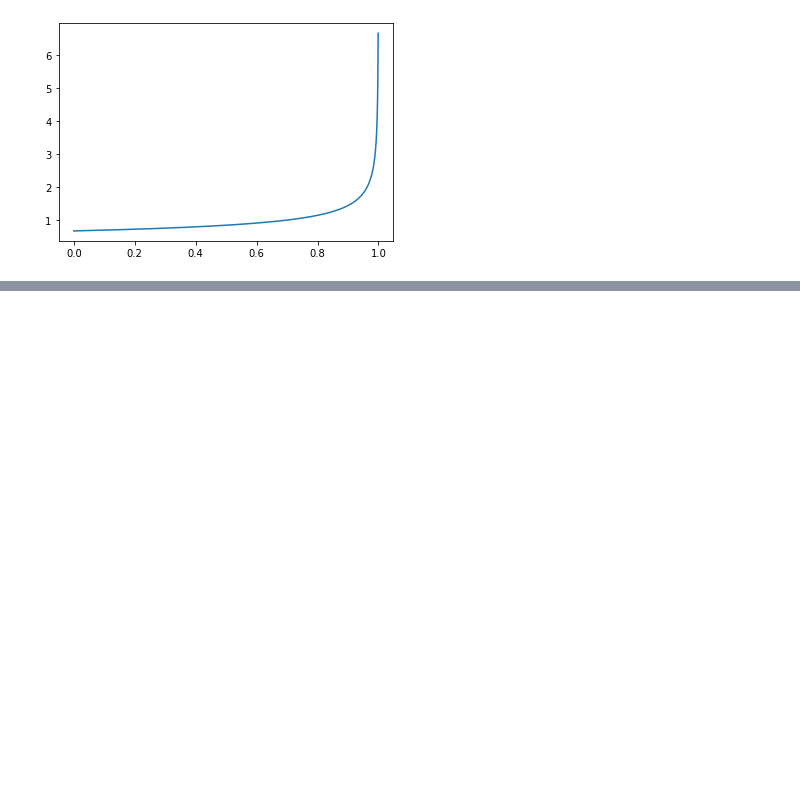
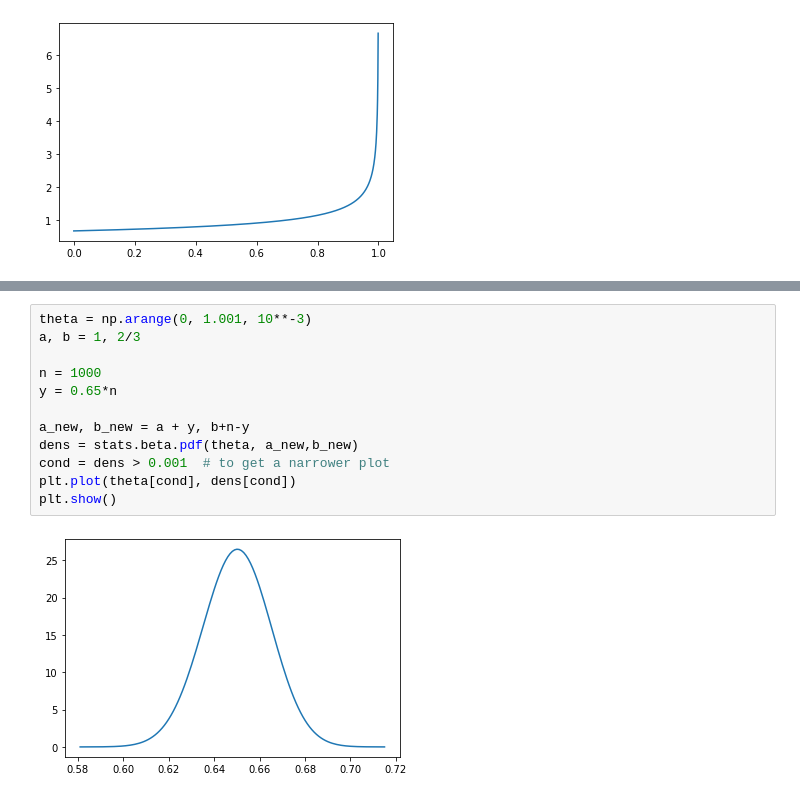
Before and after one commit to eirihoyh/STK4021_Applied_Bayesian_Analysis, a Jupyter notebook: Book exercises/2_09_cali_death_penalty.ipynb, the cells around one changed output, grey strips where cells are left out. Saved outputs shown, nothing was run; the diff lists cells and outputs as text; blank space fills up the shorter version.

```diff
--- a/Book exercises/2_09_cali_death_penalty.ipynb
+++ b/Book exercises/2_09_cali_death_penalty.ipynb
@@ -53,0 +66,14 @@ To be able to create a posteriorm, we need a likelihood function. Since this is
+# %%
+theta = np.arange(0, 1.001, 10**-3)
+a, b = 1, 2/3
+
+n = 1000
+y = 0.65*n
+
+a_new, b_new = a + y, b+n-y
+dens = stats.beta.pdf(theta, a_new,b_new)
+cond = dens > 0.001  # to get a narrower plot
+plt.plot(theta[cond], dens[cond])
+plt.show()
+# %% [output]
+[figure, added]
```
Also changed, not shown: parts of 4 cells of this notebook.
